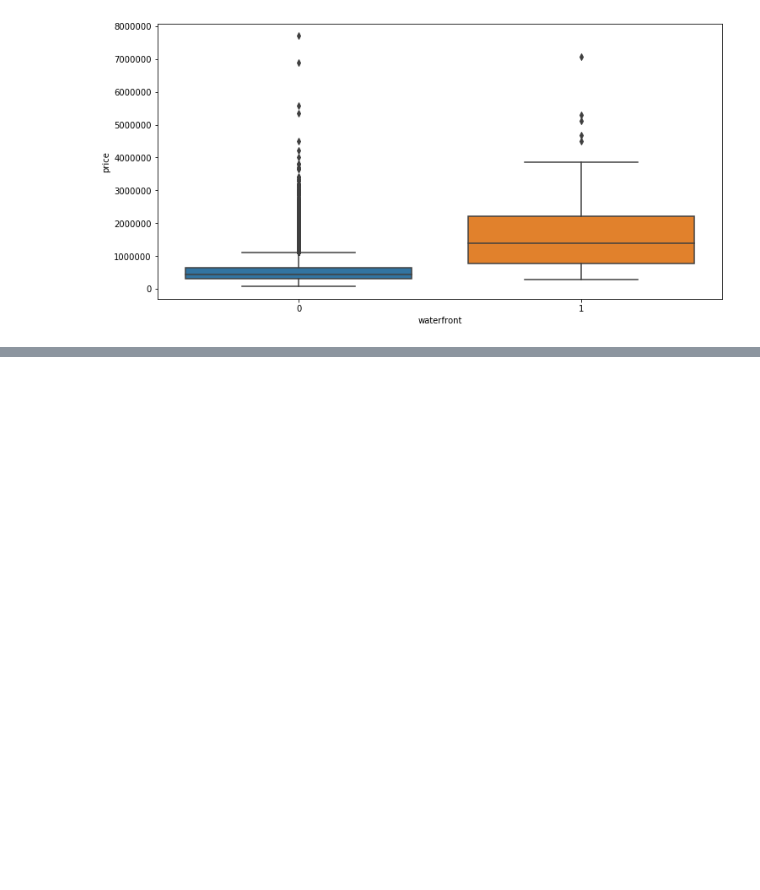
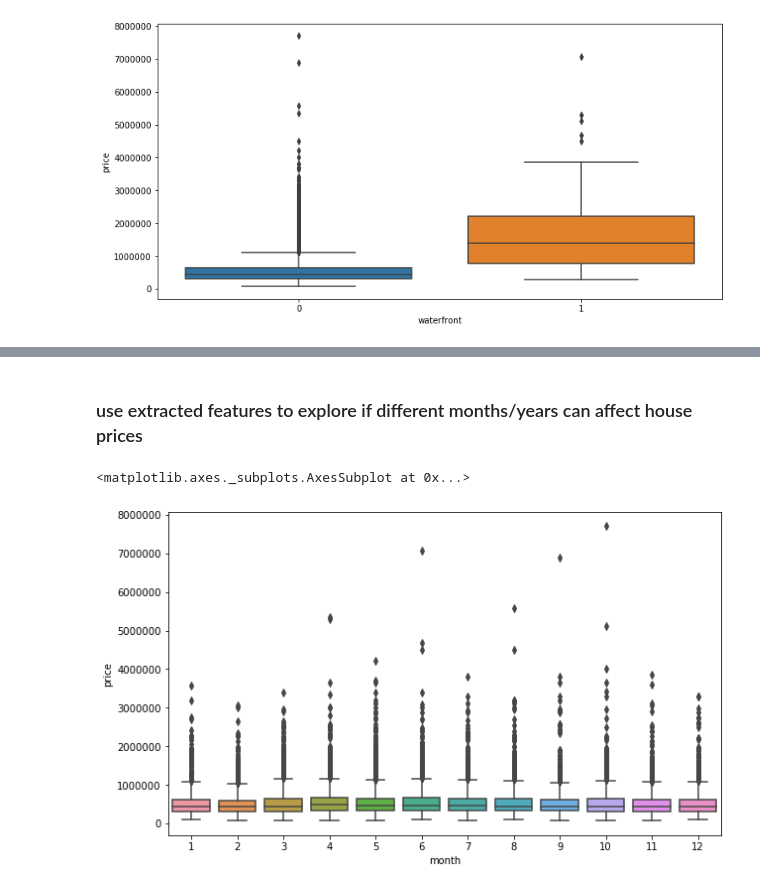
Before and after one commit to techcomm23/TF-Practice1, a Jupyter notebook: 03-ANNs/01-Keras-Regression.ipynb, the cells around one changed output, grey strips where cells are left out. Drawn from its saved outputs; the diff is of its cells as text; code cells hidden in the pictures; blank space fills up the shorter version.

```diff
--- a/03-ANNs/01-Keras-Regression.ipynb
+++ b/03-ANNs/01-Keras-Regression.ipynb
@@ -198,0 +216,2 @@ sns.boxplot(x='waterfront',y='price',data=df)
+# %%
+df = df.drop('id',axis=1)
@@ -198,0 +236,9 @@ sns.boxplot(x='waterfront',y='price',data=df)
+# %%
+# change type to data-time
+df['date'] = pd.to_datetime(df['date'])
+# %%
+# extract month
+df['month'] = df['date'].apply(lambda date:date.month)
+# %%
+# extract year
+df['year'] = df['date'].apply(lambda date:date.year)
@@ -198,0 +256,9 @@ sns.boxplot(x='waterfront',y='price',data=df)
+# %% [markdown]
+### use extracted features to explore if different months/years can affect house prices
+# %%
+# trying box plot
+plt.figure(figsize=(10,6))
+sns.boxplot(x='month',y='price',data=df)
+# %% [output]
+<matplotlib.axes._subplots.AxesSubplot at 0x...>
+[figure, added]
```
Also changed, not shown: parts of 25 cells of this notebook.
